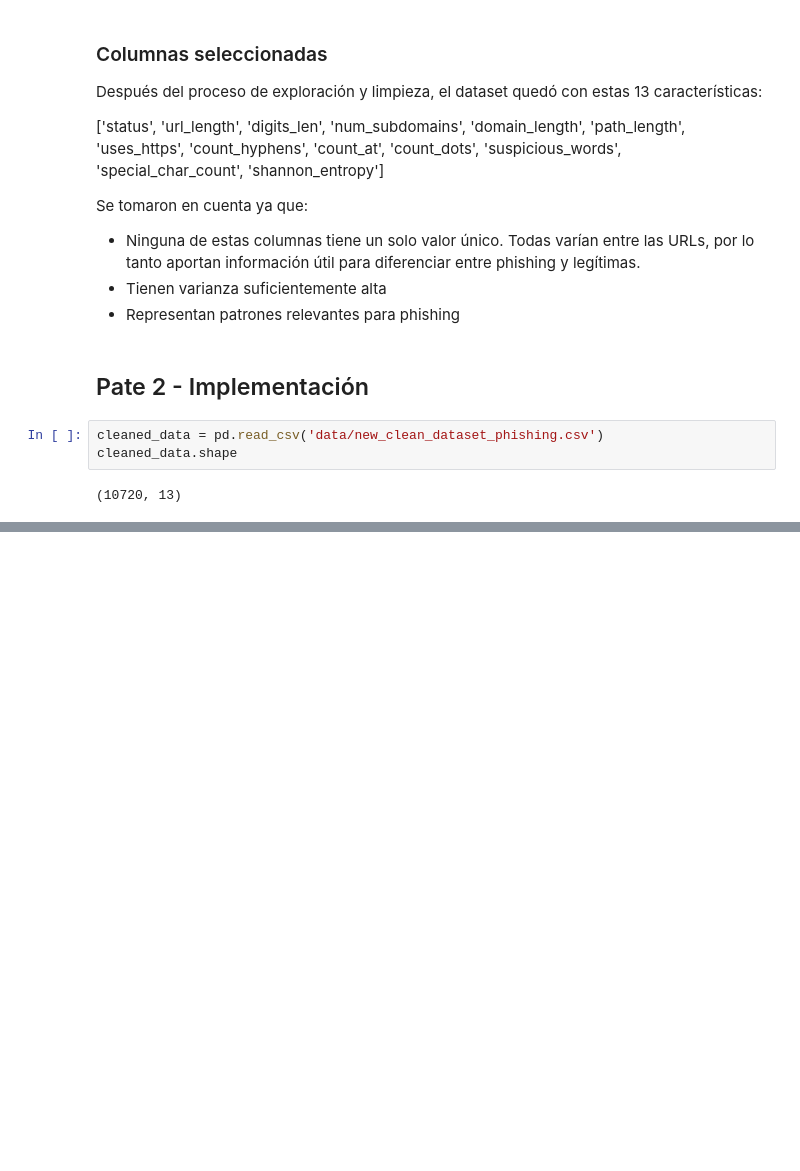
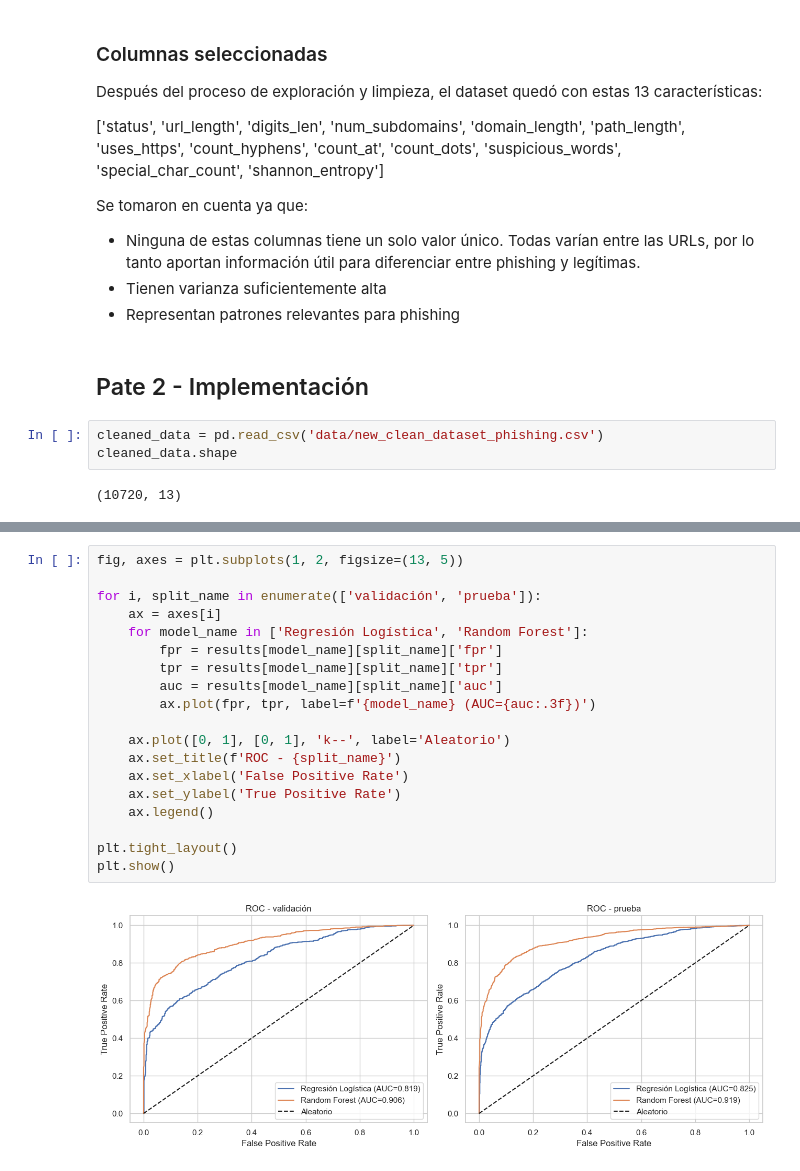
Before and after one commit to josuemj/phising-detection-lab, a Jupyter notebook: analysis.ipynb, the cells around one changed output, grey strips where cells are left out. Cells and saved outputs as stored; diff of their text form; blank space fills up the shorter version.

```diff
--- a/analysis.ipynb
+++ b/analysis.ipynb
@@ -383,0 +559,21 @@ cleaned_data.shape
+# %%
+fig, axes = plt.subplots(1, 2, figsize=(13, 5))
+
+for i, split_name in enumerate(['validación', 'prueba']):
+    ax = axes[i]
+    for model_name in ['Regresión Logística', 'Random Forest']:
+        fpr = results[model_name][split_name]['fpr']
+        tpr = results[model_name][split_name]['tpr']
+        auc = results[model_name][split_name]['auc']
+        ax.plot(fpr, tpr, label=f'{model_name} (AUC={auc:.3f})')
+
+    ax.plot([0, 1], [0, 1], 'k--', label='Aleatorio')
+    ax.set_title(f'ROC - {split_name}')
+    ax.set_xlabel('False Positive Rate')
+    ax.set_ylabel('True Positive Rate')
+    ax.legend()
+
+plt.tight_layout()
+plt.show()
+# %% [output]
+[figure, added]
```
Also changed, not shown: parts of 17 cells of this notebook.
